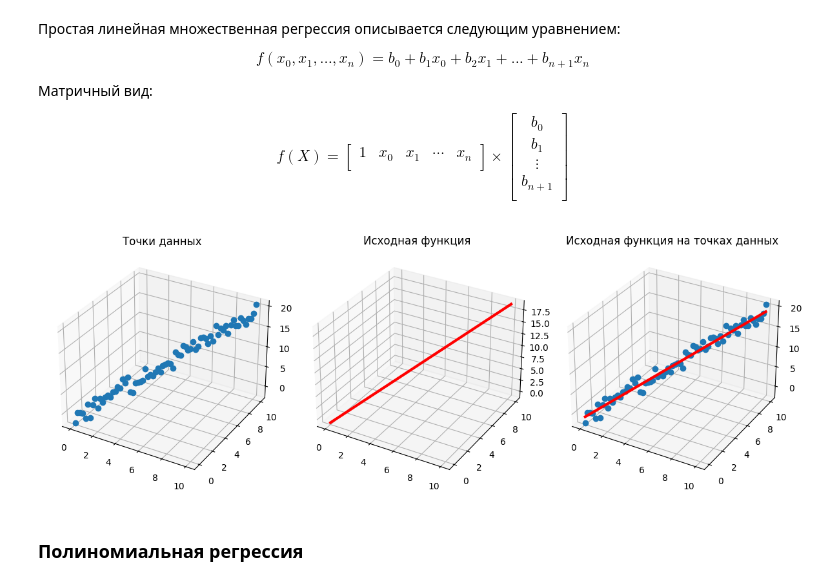
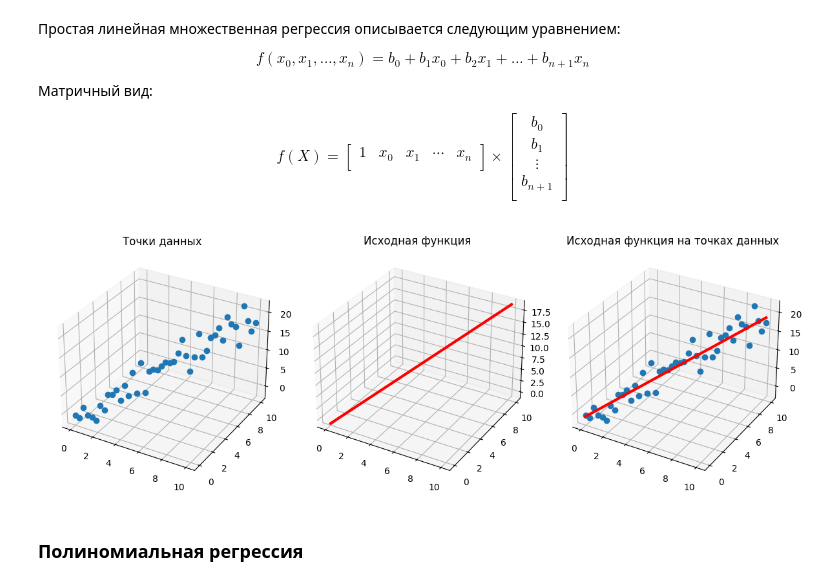
Before and after one commit to Ksenyff/AI, a Jupyter notebook: regression_analysis.ipynb, the cells around one changed output. Saved outputs shown, nothing was run; the diff lists cells and outputs as text; code cells hidden in the pictures.

```diff
--- a/regression_analysis.ipynb
+++ b/regression_analysis.ipynb
@@ -66,7 +66,7 @@ def simple_model(X, B):
 
 model = simple_model
 
-deviation = 0.3
+deviation = 0.5
 
 n = 60 # количество экспериментов
 
@@ -327,27 +327,27 @@ $$
 # %%
 # @title  {"run":"auto"}
 #  описываем множественную модель
 def multiple_model(X, B):
   Y = np.dot(X, B)
   return Y
 
 model = multiple_model
 
-deviation = 1.1 # @param {type:"slider", min:0, max:3, step:0.05}
-data_count = 73 # @param {type:"slider", min:5, max:200, step:1}
+deviation = 3 # @param {type:"slider", min:0, max:3, step:0.05}
+data_count = 45 # @param {type:"slider", min:5, max:200, step:1}
 
 X_1 = np.linspace(0, 10, data_count)
 X_2 = np.linspace(0, 10, data_count)
 X = np.column_stack((X_1,X_2))
 
 parameters = np.array([-1, 1, 1]).T
 Y = np.array([model(np.array([[1, *xx]]), parameters).flat[0] for xx in X])
 e = np.random.normal(loc=0, scale=deviation, size=Y.shape)
 Y_noised = Y + e
 
 draw_points_and_source_model(X.T, Y, Y_noised, projection='3d')
 # %% [output]
-[figure, old version]
+[figure, new version]
 # %% [markdown]
 ### Полиномиальная регрессия
 # %% [markdown]
```
Also changed, not shown: parts of 16 cells of this notebook.
